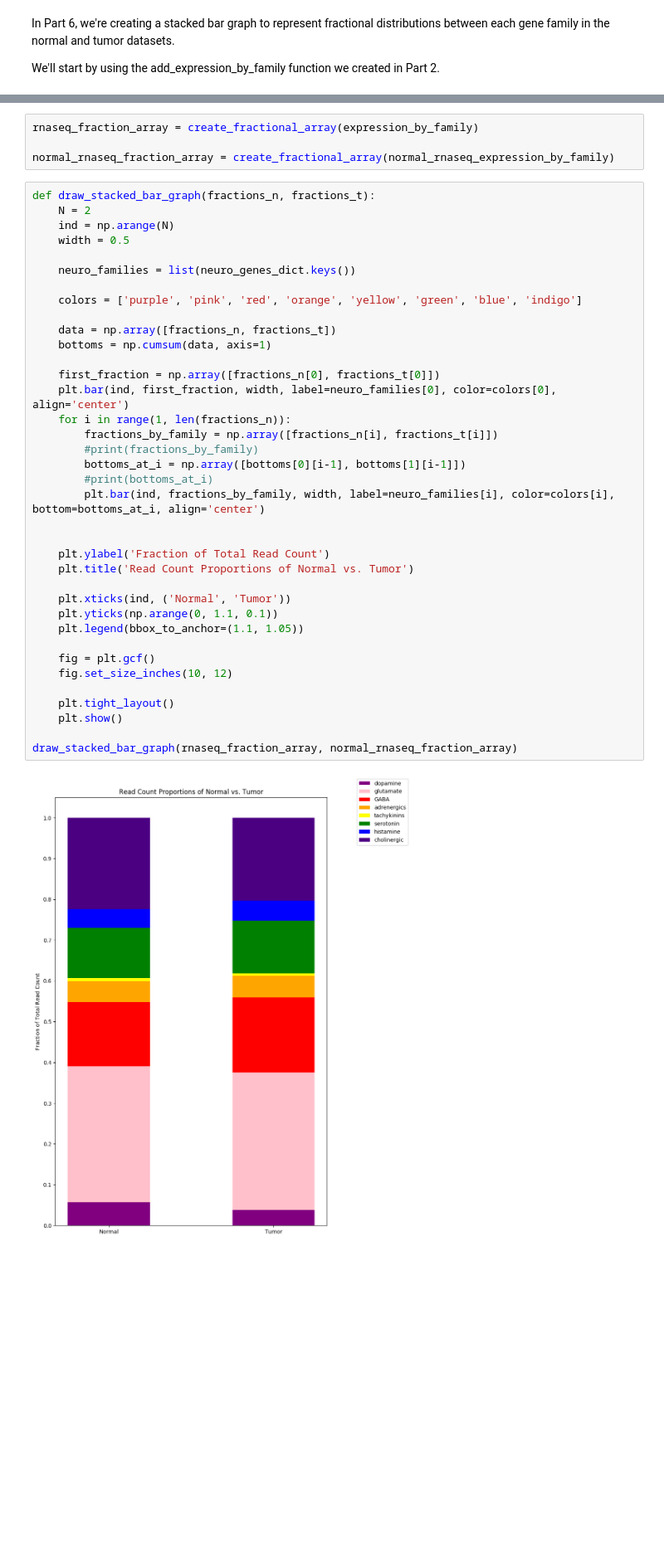
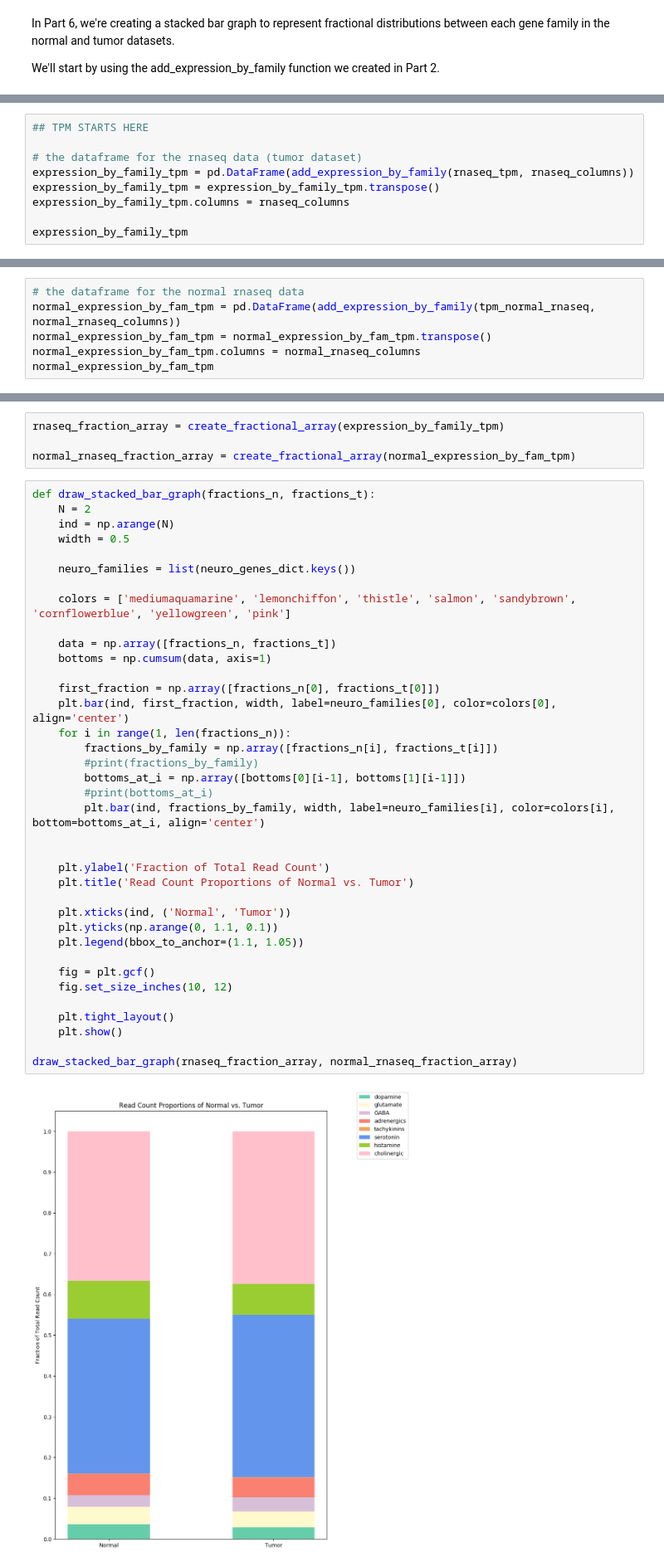
Before and after one commit to sophiaho/broad-work, a Jupyter notebook: cancer_expression_heatmap.ipynb, the cells around one changed output, grey strips where cells are left out. Shown at 83% size. Drawn from its saved outputs; the diff is of its cells as text; blank space fills up the shorter version.

```diff
--- a/cancer_expression_heatmap.ipynb
+++ b/cancer_expression_heatmap.ipynb
@@ -869,0 +911,9 @@ normal_rnaseq_expression_by_family
+# %%
+## TPM STARTS HERE
+
+# the dataframe for the rnaseq data (tumor dataset)
+expression_by_family_tpm = pd.DataFrame(add_expression_by_family(rnaseq_tpm, rnaseq_columns))
+expression_by_family_tpm = expression_by_family_tpm.transpose()
+expression_by_family_tpm.columns = rnaseq_columns
+
+expression_by_family_tpm
@@ -869,0 +931,6 @@ normal_rnaseq_expression_by_family
+# %%
+# the dataframe for the normal rnaseq data
+normal_expression_by_fam_tpm = pd.DataFrame(add_expression_by_family(tpm_normal_rnaseq, normal_rnaseq_columns))
+normal_expression_by_fam_tpm = normal_expression_by_fam_tpm.transpose()
+normal_expression_by_fam_tpm.columns = normal_rnaseq_columns
+normal_expression_by_fam_tpm
@@ -884,9 +961,9 @@ def create_fractional_array(table):
 
     return fraction_array
 # %%
-rnaseq_fraction_array = create_fractional_array(expression_by_family)
+rnaseq_fraction_array = create_fractional_array(expression_by_family_tpm)
 
-normal_rnaseq_fraction_array = create_fractional_array(normal_rnaseq_expression_by_family)
+normal_rnaseq_fraction_array = create_fractional_array(normal_expression_by_fam_tpm)
 # %%
 def draw_stacked_bar_graph(fractions_n, fractions_t):
     N = 2
@@ -895,34 +972,34 @@ def draw_stacked_bar_graph(fractions_n, fractions_t):
 
     neuro_families = list(neuro_genes_dict.keys())
 
-    colors = ['purple', 'pink', 'red', 'orange', 'yellow', 'green', 'blue', 'indigo']
+    colors = ['mediumaquamarine', 'lemonchiffon', 'thistle', 'salmon', 'sandybrown', 'cornflowerblue', 'yellowgreen', 'pink']
 
     data = np.array([fractions_n, fractions_t])
     bottoms = np.cumsum(data, axis=1)
 
     first_fraction = np.array([fractions_n[0], fractions_t[0]])
     plt.bar(ind, first_fraction, width, label=neuro_families[0], color=colors[0], align='center')
     for i in range(1, len(fractions_n)):
         fractions_by_family = np.array([fractions_n[i], fractions_t[i]])
         #print(fractions_by_family)
         bottoms_at_i = np.array([bottoms[0][i-1], bottoms[1][i-1]])
         #print(bottoms_at_i)
         plt.bar(ind, fractions_by_family, width, label=neuro_families[i], color=colors[i], bottom=bottoms_at_i, align='center')
 
 
     plt.ylabel('Fraction of Total Read Count')
     plt.title('Read Count Proportions of Normal vs. Tumor')
 
     plt.xticks(ind, ('Normal', 'Tumor'))
     plt.yticks(np.arange(0, 1.1, 0.1))
     plt.legend(bbox_to_anchor=(1.1, 1.05))
 
     fig = plt.gcf()
     fig.set_size_inches(10, 12)
 
     plt.tight_layout()
     plt.show()
 
 draw_stacked_bar_graph(rnaseq_fraction_array, normal_rnaseq_fraction_array)
 # %% [output]
-[figure, old version]
+[figure, new version]
```
Also changed, not shown: parts of 13 cells of this notebook.
